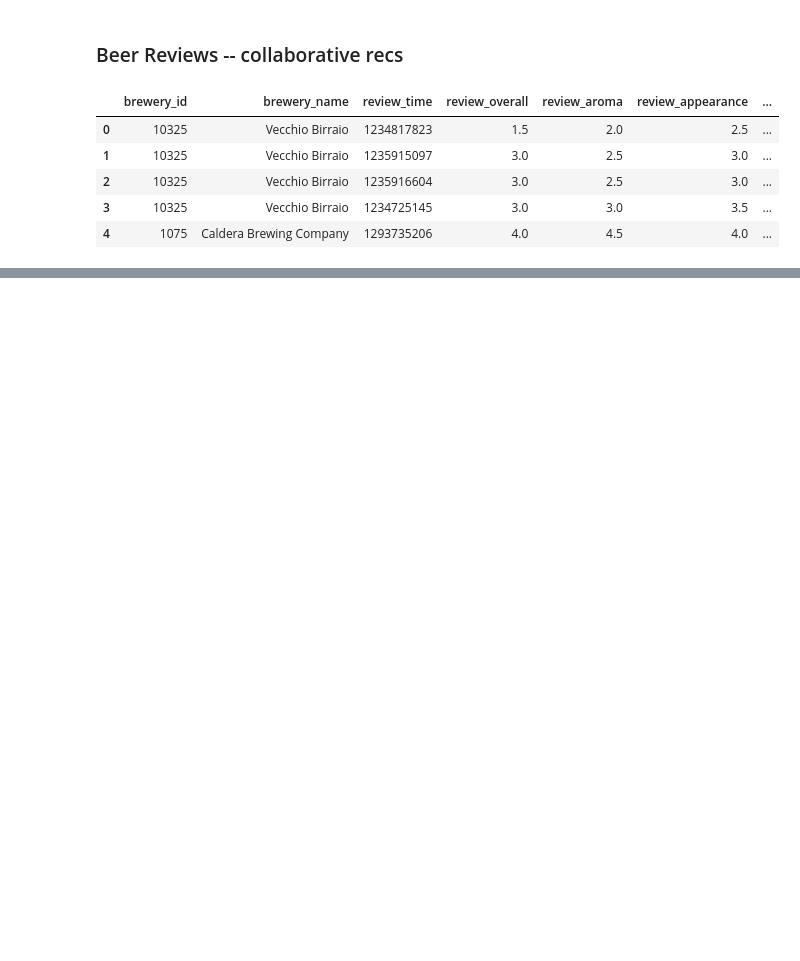
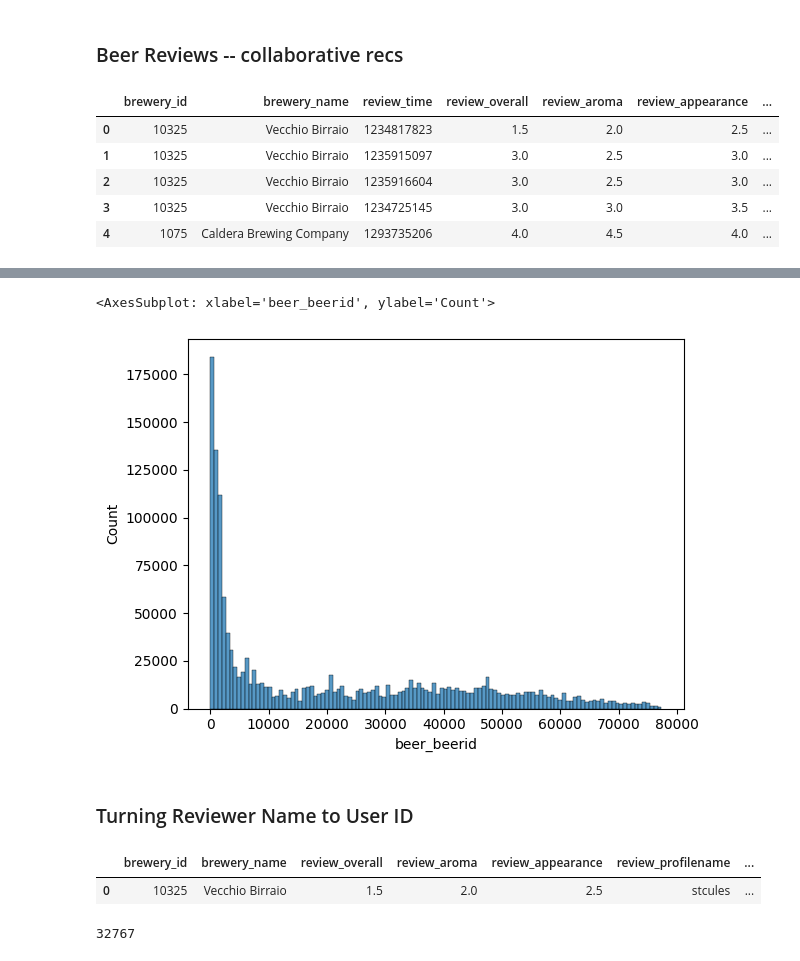
Before and after one commit to ashlidougherty/Beer-Recommender, a Jupyter notebook: DataPrep.ipynb, the cells around one changed output, grey strips where cells are left out. Drawn from its saved outputs; the diff is of its cells as text; code cells hidden in the pictures; blank space fills up the shorter version.

```diff
--- a/DataPrep.ipynb
+++ b/DataPrep.ipynb
@@ -318,0 +589,3 @@ df_reviews.head()
+# %%
+# dropping unnecessary column -- review time
+df_reviews.drop(columns='review_time', inplace=True)
@@ -318,0 +605,3 @@ df_reviews.head()
+# %%
+# dropping all beers over 15% ABV
+df_reviews = df_reviews.loc[df_reviews['beer_abv'] <= 15]
@@ -318,0 +766,3 @@ df_reviews.head()
+# %%
+# applying style map
+df_reviews['beer_style'] = df_reviews['beer_style'].map(style_map2)
@@ -318,0 +799,3 @@ df_reviews.head()
+# %%
+#dropping duplicates
+df_reviews.drop_duplicates(inplace=True)
@@ -318,0 +825,16 @@ df_reviews.head()
+# %%
+sns.histplot(df_reviews.beer_beerid)
+# %% [output]
+<AxesSubplot: xlabel='beer_beerid', ylabel='Count'>
+[figure, added]
+# %% [markdown]
+### Turning Reviewer Name to User ID
+# %%
+df_reviews.head(1)
+# %% [output]
+|  | brewery_id | brewery_name | review_overall | review_aroma | review_appearance | review_profilename | ... |
+| 0 | 10325 | Vecchio Birraio | 1.5 | 2.0 | 2.5 | stcules | ... |
+# %%
+df_reviews['review_profilename'].nunique()
+# %% [output]
+32767
```
Also changed, not shown: parts of 77 cells of this notebook.
